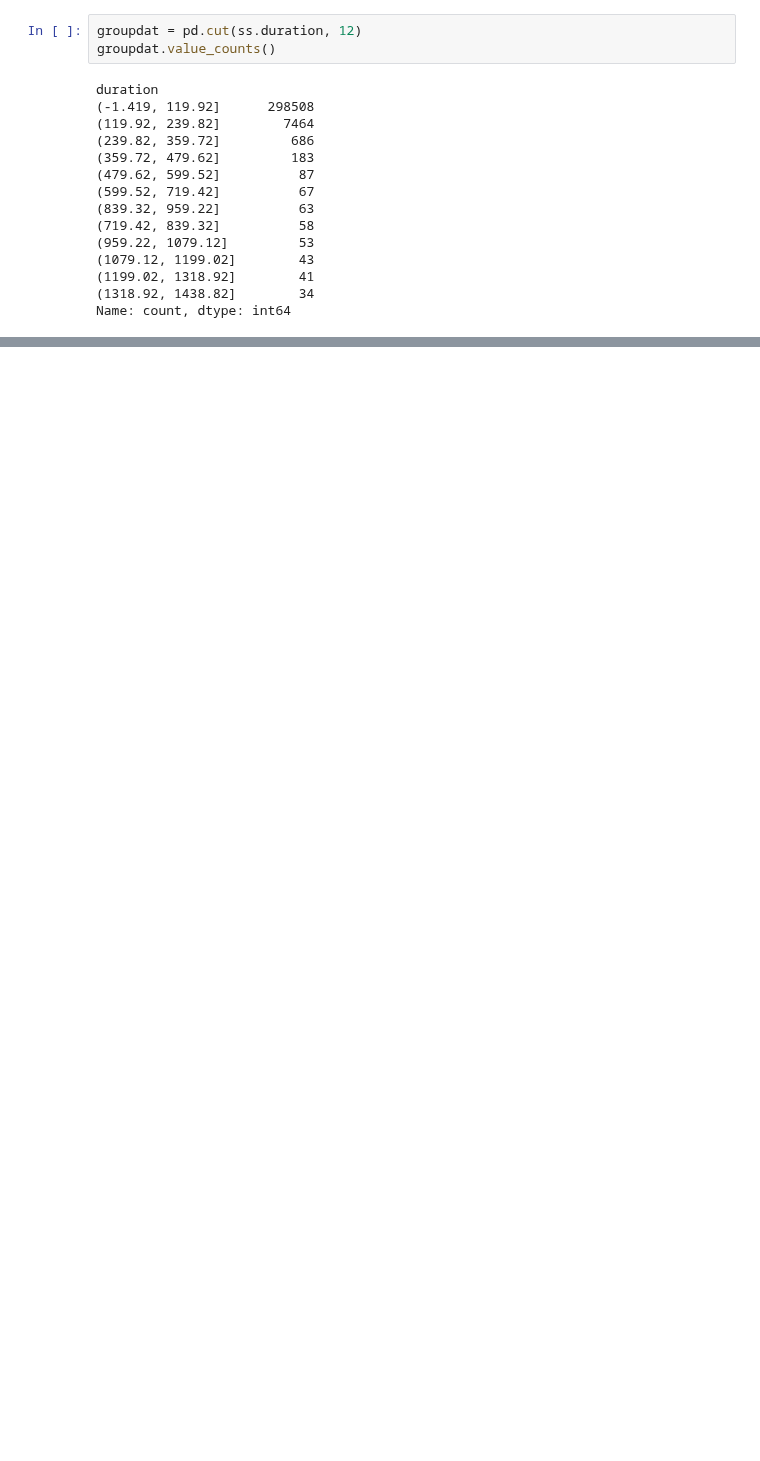
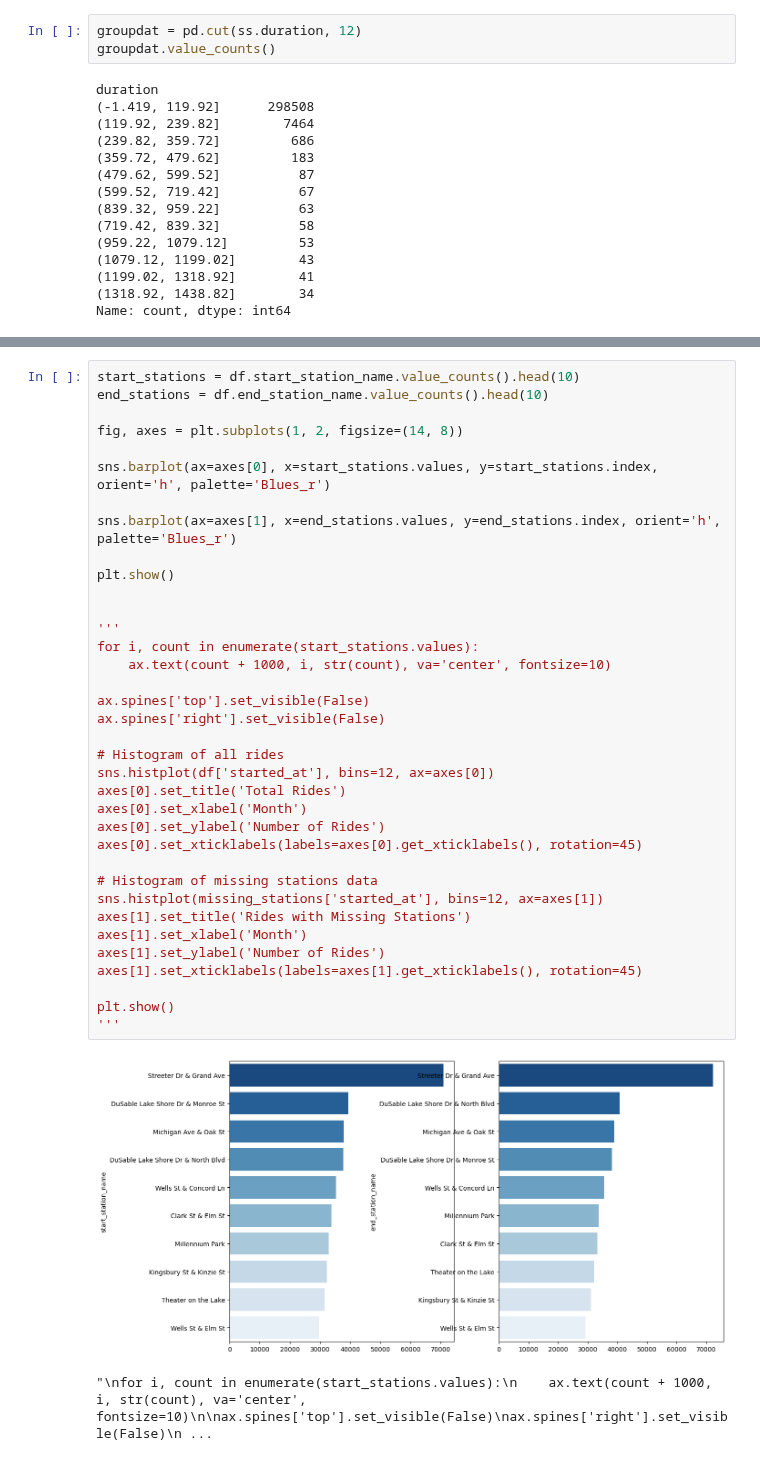
Before and after one commit to andyguo0228/bike_share_python, a Jupyter notebook: scratchbook.ipynb, the cells around one changed output, grey strips where cells are left out. Drawn from its saved outputs; the diff is of its cells as text; blank space fills up the shorter version.

```diff
--- a/scratchbook.ipynb
+++ b/scratchbook.ipynb
@@ -327,0 +404,39 @@ Name: count, dtype: int64
+# %%
+start_stations = df.start_station_name.value_counts().head(10)
+end_stations = df.end_station_name.value_counts().head(10)
+
+fig, axes = plt.subplots(1, 2, figsize=(14, 8))
+
+sns.barplot(ax=axes[0], x=start_stations.values, y=start_stations.index, orient='h', palette='Blues_r')
+
+sns.barplot(ax=axes[1], x=end_stations.values, y=end_stations.index, orient='h', palette='Blues_r')
+
+plt.show()
+
+
+'''
+for i, count in enumerate(start_stations.values):
+    ax.text(count + 1000, i, str(count), va='center', fontsize=10)
+
+ax.spines['top'].set_visible(False)
+ax.spines['right'].set_visible(False)
+
+# Histogram of all rides
+sns.histplot(df['started_at'], bins=12, ax=axes[0])
+axes[0].set_title('Total Rides')
+axes[0].set_xlabel('Month')
+axes[0].set_ylabel('Number of Rides')
+axes[0].set_xticklabels(labels=axes[0].get_xticklabels(), rotation=45)
+
+# Histogram of missing stations data
+sns.histplot(missing_stations['started_at'], bins=12, ax=axes[1])
+axes[1].set_title('Rides with Missing Stations')
+axes[1].set_xlabel('Month')
+axes[1].set_ylabel('Number of Rides')
+axes[1].set_xticklabels(labels=axes[1].get_xticklabels(), rotation=45)
+
+plt.show()
+'''
+# %% [output]
+[figure, added]
+"\nfor i, count in enumerate(start_stations.values):\n    ax.text(count + 1000, i, str(count), va='center', fontsize=10)\n\nax.spines['top'].set_visible(False)\nax.spines['right'].set_visible(False)\n ...
```
Also changed, not shown: parts of 16 cells of this notebook.
